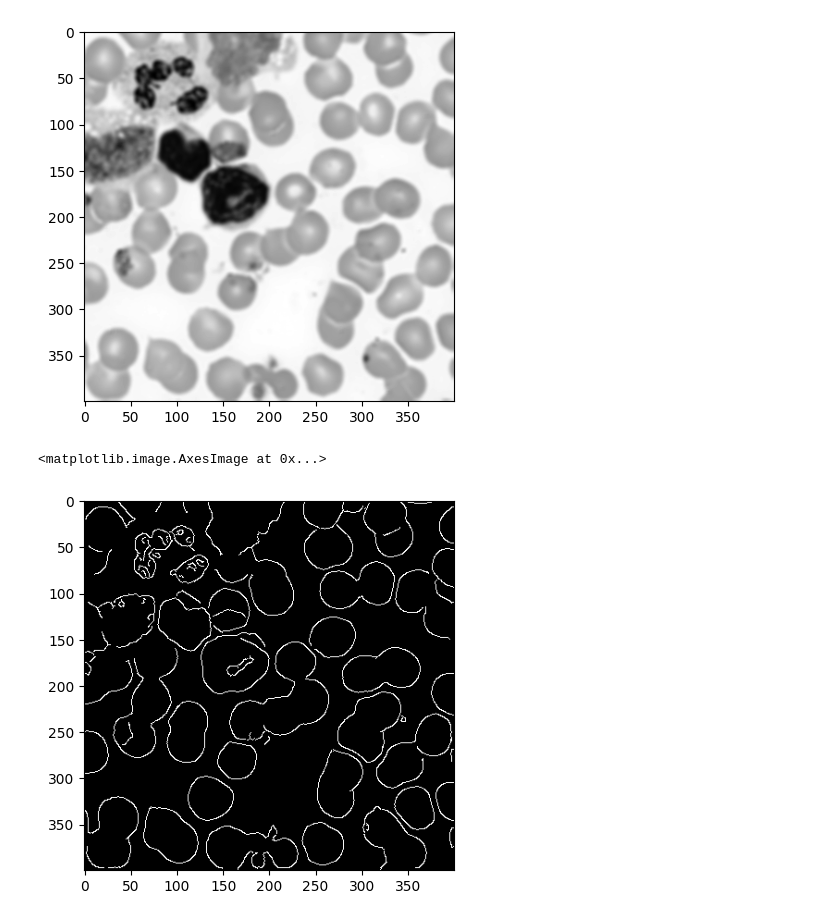
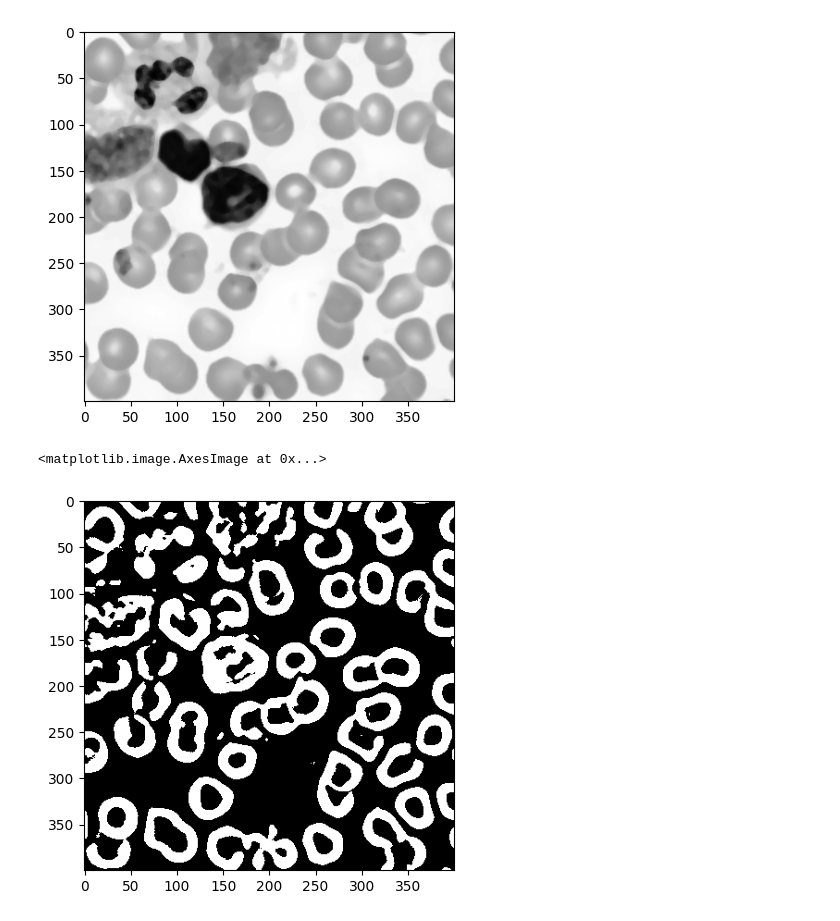
Before and after one commit to vktr274/computer-vision-thresholding, a Jupyter notebook: blood_cells.ipynb, the cells around one changed output. Cells and saved outputs as stored; diff of their text form; code cells hidden in the pictures.

```diff
--- a/blood_cells.ipynb
+++ b/blood_cells.ipynb
@@ -17,14 +20,14 @@ plt.imshow(img, cmap="gray")
 # %% [markdown]
 ## Reduce Noise by Blurring
 # %%
-filtered = cv2.blur(img, (5, 5))
+filtered = cv2.medianBlur(img, 7)
 plt.imshow(filtered, cmap="gray")
 # %% [output]
 <matplotlib.image.AxesImage at 0x...>
 [figure]
-# %%
-bin_img = cv2.Canny(filtered, 50, 100)
-plt.imshow(bin_img, cmap="gray")
-# %% [output]
-<matplotlib.image.AxesImage at 0x...>
-[figure, removed]
+# %%
+bin_img = cv2.adaptiveThreshold(filtered, 255, cv2.ADAPTIVE_THRESH_MEAN_C, cv2.THRESH_BINARY_INV, 25, 5)
+plt.imshow(bin_img, cmap="gray")
+# %% [output]
+<matplotlib.image.AxesImage at 0x...>
+[figure, added]
```
Also changed, not shown: parts of 5 cells of this notebook.
